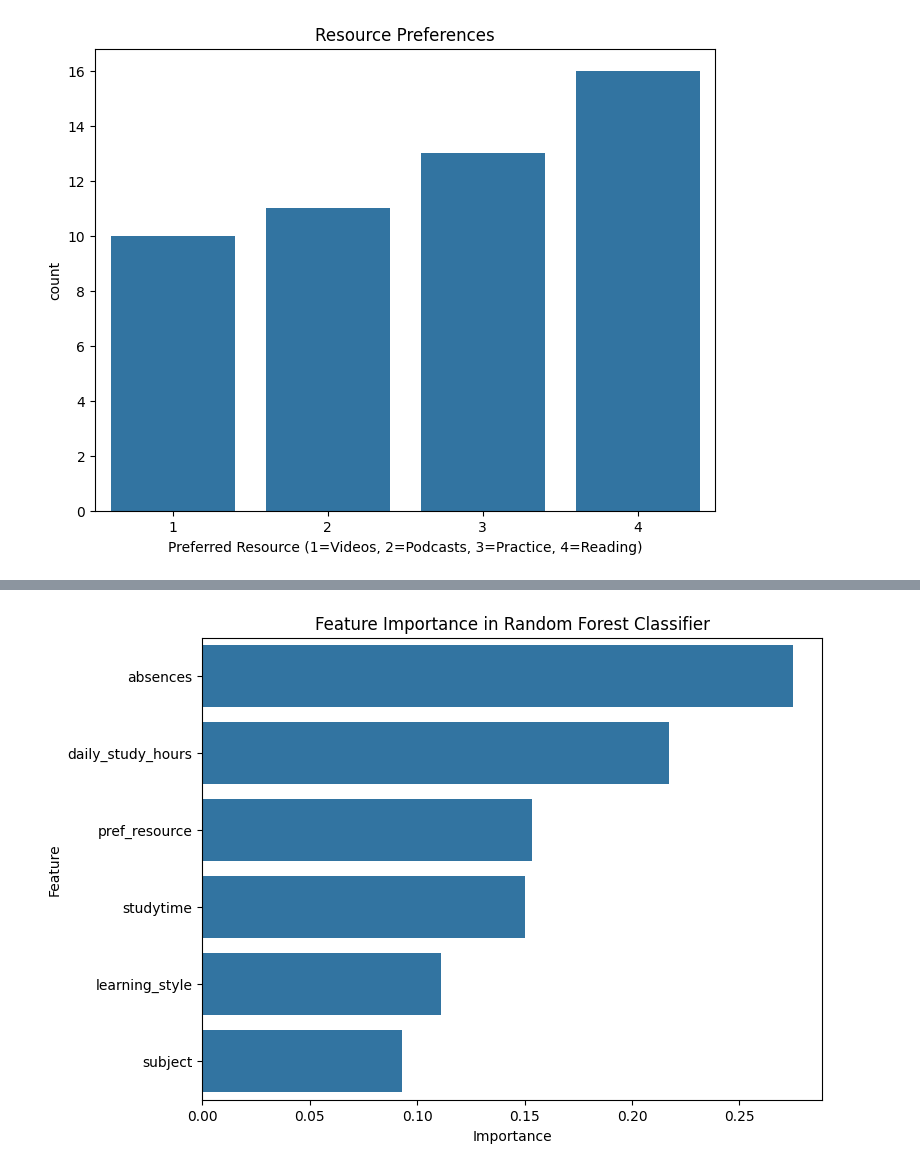
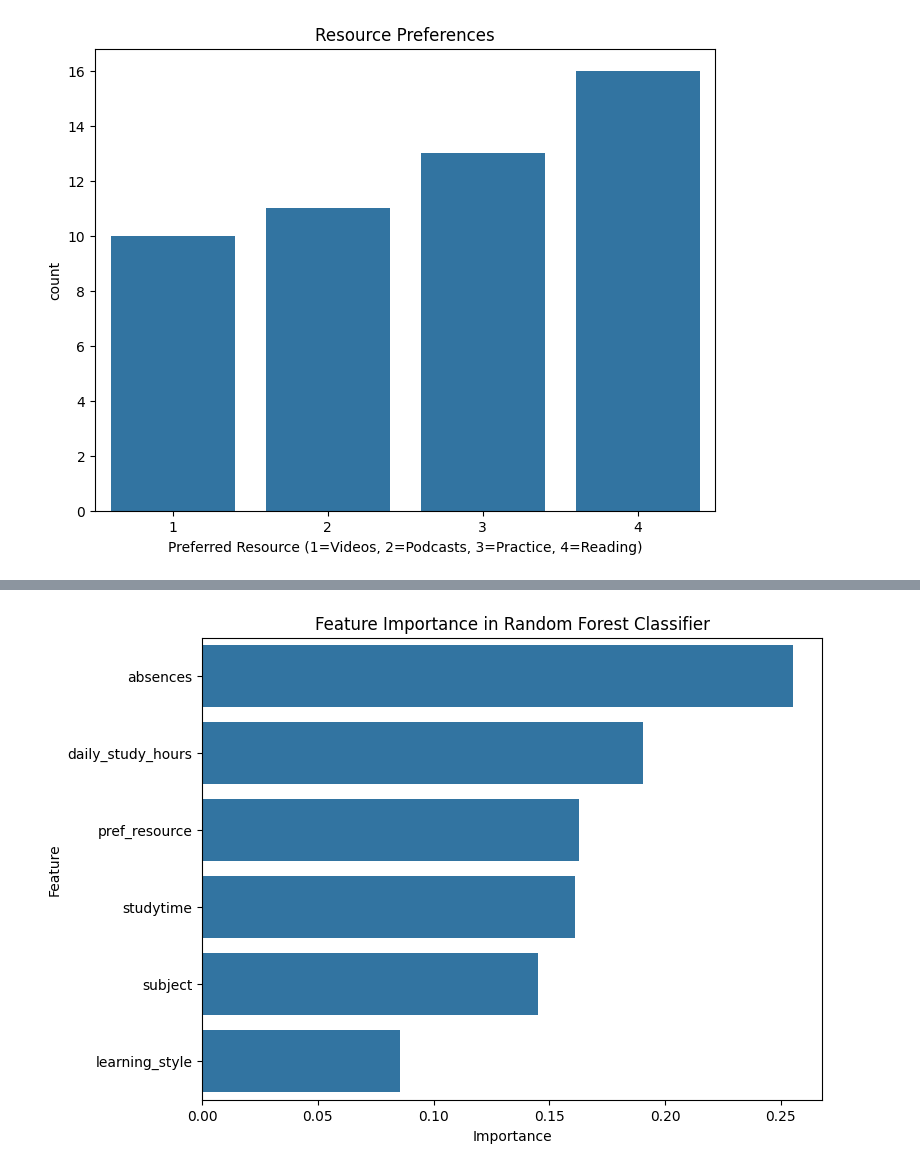
Before and after one commit to Samrawitgebremaryam/EduFit-Adaptive-Study-Companion, a Jupyter notebook: notebooks/EduFit_Model.ipynb, the cells around one changed output, grey strips where cells are left out. Drawn from its saved outputs; the diff is of its cells as text; code cells hidden in the pictures.

```diff
--- a/notebooks/EduFit_Model.ipynb
+++ b/notebooks/EduFit_Model.ipynb
@@ -172,46 +282,98 @@ import numpy as np
 from sklearn.ensemble import RandomForestClassifier
 from sklearn.model_selection import train_test_split
 from sklearn.metrics import accuracy_score, classification_report
+from imblearn.over_sampling import SMOTE
 import matplotlib.pyplot as plt
 import seaborn as sns
+import joblib
+import os
+
+# Debug: Print current working directory
+print("Current working directory:", os.getcwd())
+
+# Define paths
+BASE_DIR = os.path.abspath(os.path.join(os.getcwd(), '..'))
+DATA_DIR = os.path.join(BASE_DIR, 'data', 'processed')
+MODELS_DIR = os.path.join(BASE_DIR, 'models')
+FIGURES_DIR = os.path.join(BASE_DIR, 'figures')
+
+# Create directories
+os.makedirs(DATA_DIR, exist_ok=True)
+os.makedirs(MODELS_DIR, exist_ok=True)
+os.makedirs(FIGURES_DIR, exist_ok=True)
 
 # Load clustered data
-data = pd.read_csv('../data/processed/data_with_clusters.csv')
+data_path = os.path.join(DATA_DIR, 'data_with_clusters.csv')
+print(f"Loading data from: {data_path}")
+try:
+    data = pd.read_csv(data_path)
+    print(f"Successfully loaded {data_path}")
+except FileNotFoundError:
+    print(f"Error: {data_path} not found. Please ensure Step 4 is complete.")
+    raise
+
+# Check class distribution
+print("Class distribution in preferred_strategy:")
+print(data['preferred_strategy'].value_counts())
 
 # Define features and target
 features = ['studytime', 'absences', 'pref_resource', 'daily_study_hours', 'subject', 'learning_style']
 X = data[features]
 y = data['preferred_strategy']
 
-# Split data into training and testing sets
-X_train, X_test, y_train, y_test = train_test_split(X, y, test_size=0.2, random_state=42)
+# Apply SMOTE to balance classes
+smote = SMOTE(random_state=42, k_neighbors=3)
+try:
+    X_resampled, y_resampled = smote.fit_resample(X, y)
+    print("Class distribution after SMOTE:")
+    print(pd.Series(y_resampled).value_counts())
+except ValueError as e:
+    print(f"SMOTE failed: {str(e)}. Proceeding without resampling.")
+    X_resampled, y_resampled = X, y
 
-# Train Random Forest Classifier
-rf = RandomForestClassifier(n_estimators=100, random_state=42)
+# Split data
+X_train, X_test, y_train, y_test = train_test_split(X_resampled, y_resampled, test_size=0.2, random_state=42)
+
+# Train Random Forest
+rf = RandomForestClassifier(n_estimators=200, random_state=42)
 rf.fit(X_train, y_train)
 
 # Predict on test set
 y_pred = rf.predict(X_test)
 
-# Evaluate model
+# Evaluate
 accuracy = accuracy_score(y_test, y_pred)
 print(f"Accuracy: {accuracy:.3f}")
 print("\nClassification Report:")
 print(classification_report(y_test, y_pred, target_names=['Pomodoro', 'Active Recall', 'Spaced Repetition', 'Note-Taking'], zero_division=0))
 
-# Predict strategies for all data
+# Predict for all original data
 data['predicted_strategy'] = rf.predict(X)
 
-# Map numeric predictions to strategy names
+# Map predictions
 strategy_map = {0: 'Pomodoro', 1: 'Active Recall', 2: 'Spaced Repetition', 3: 'Note-Taking'}
 data['predicted_strategy_name'] = data['predicted_strategy'].map(strategy_map)
 
-# Save data with predictions
-data.to_csv('../data/processed/data_with_strategies.csv', index=False)
-print("Data with predicted strategies saved to data/processed/data_with_strategies.csv")
+# Save Random Forest model
+model_path = os.path.join(MODELS_DIR, 'random_forest.joblib')
+try:
+    joblib.dump(rf, model_path)
+    print(f"Random Forest model saved to {model_path}")
+except Exception as e:
+    print(f"Error saving model: {str(e)}")
+    raise
+
+# Save data
+output_path = os.path.join(DATA_DIR, 'data_with_strategies.csv')
+try:
+    data.to_csv(output_path, index=False)
+    print(f"Data with predicted strategies saved to {output_path}")
+except Exception as e:
+    print(f"Error saving data: {str(e)}")
+    raise
 print(data[['studytime', 'pref_resource', 'daily_study_hours', 'subject', 'learning_style_name', 'predicted_strategy_name']].head())
 
-# Plot feature importance
+# Feature importance plot
 feature_importance = pd.DataFrame({
     'Feature': features,
     'Importance': rf.feature_importances_
@@ -220,6 +382,8 @@ feature_importance = pd.DataFrame({
 plt.figure(figsize=(8, 6))
 sns.barplot(x='Importance', y='Feature', data=feature_importance)
 plt.title('Feature Importance in Random Forest Classifier')
-plt.savefig('../figures/feature_importance.png')
+figure_path = os.path.join(FIGURES_DIR, 'feature_importance.png')
+plt.savefig(figure_path, bbox_inches='tight')
+print(f"Feature importance plot saved to {figure_path}")
 plt.show()
 # %% [output]
@@ -243,2 +407,2 @@ Spaced Repetition       0.75      0.75      0.75         4
-[figure, old version]
+[figure, new version]
 # %%
```
Also changed, not shown: parts of 5 cells of this notebook, 15 other files.
